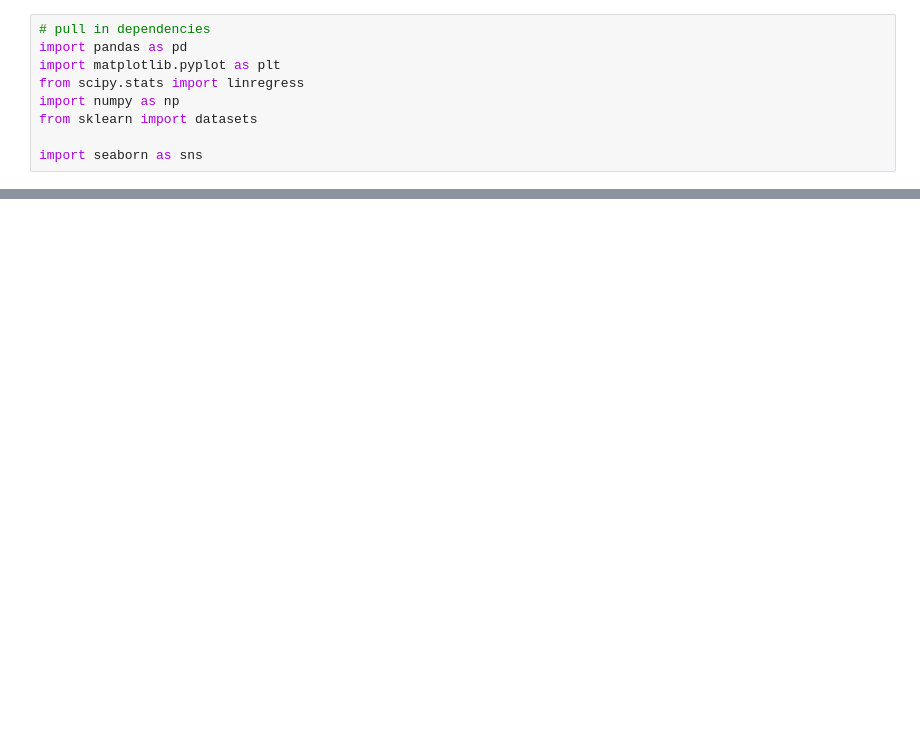
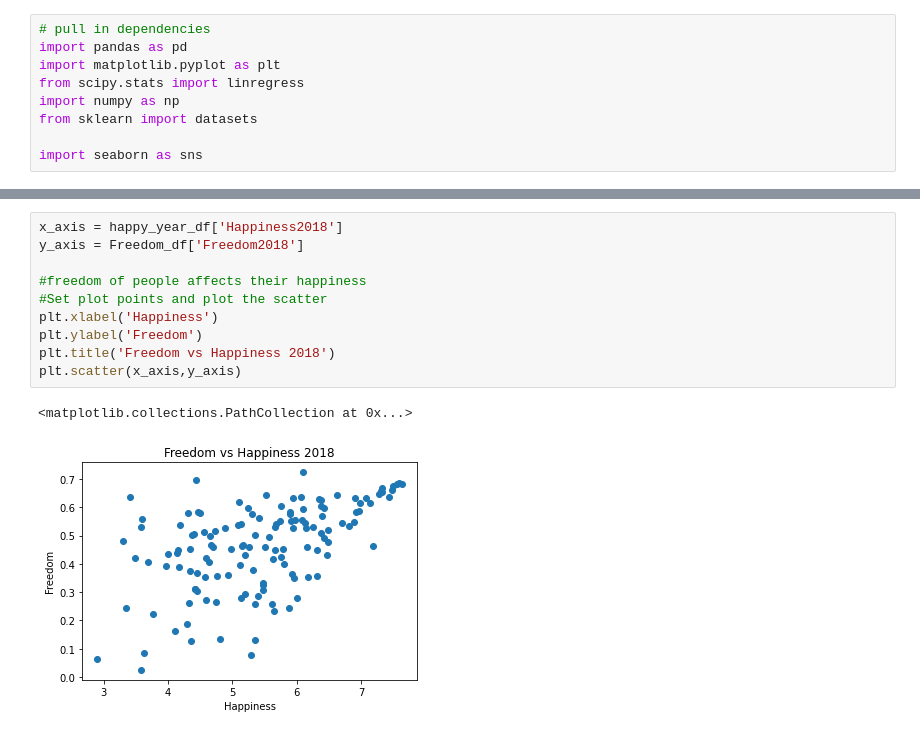
Before and after one commit to matteo005/Happiness_Project, a Jupyter notebook: Freedom Analysis.ipynb, the cells around one changed output, grey strips where cells are left out. Cells and saved outputs as stored; diff of their text form; blank space fills up the shorter version.

```diff
--- a/Freedom Analysis.ipynb
+++ b/Freedom Analysis.ipynb
@@ -26,0 +138,13 @@ cleanData
+# %%
+x_axis = happy_year_df['Happiness2018']
+y_axis = Freedom_df['Freedom2018']
+
+#freedom of people affects their happiness
+#Set plot points and plot the scatter
+plt.xlabel('Happiness')
+plt.ylabel('Freedom')
+plt.title('Freedom vs Happiness 2018')
+plt.scatter(x_axis,y_axis)
+# %% [output]
+<matplotlib.collections.PathCollection at 0x...>
+[figure, added]
```
Also changed, not shown: parts of 14 cells of this notebook.
